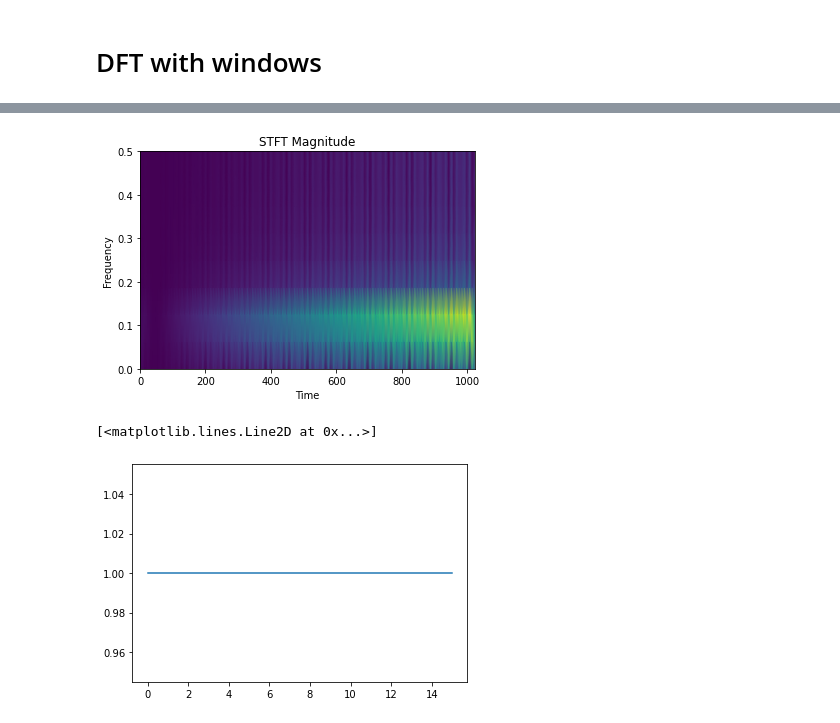
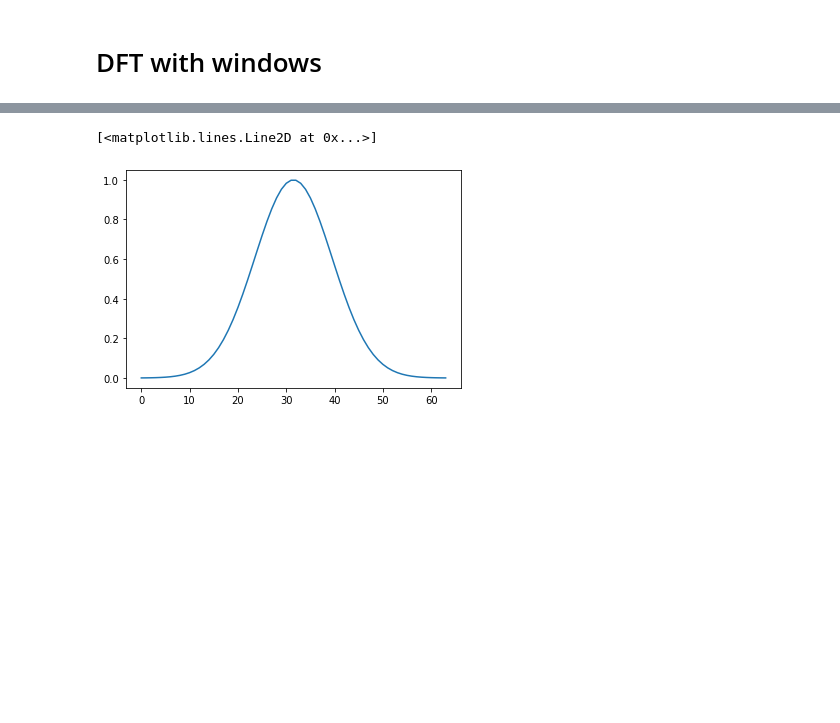
Before and after one commit to 8const/signal_processing, a Jupyter notebook: signal_processing.ipynb, the cells around one changed output, grey strips where cells are left out. Cells and saved outputs as stored; diff of their text form; code cells hidden in the pictures; blank space fills up the shorter version.

```diff
--- a/signal_processing.ipynb
+++ b/signal_processing.ipynb
@@ -179,15 +277,31 @@ stft(x, fs=1.0, window='hann', nperseg=256, noverlap=None, nfft=None, detrend=Fa
+# %%
+wdth = 64
+plt.plot(signal.general_gaussian(wdth, p=1, sig=wdth/8))
+# %% [output]
+[<matplotlib.lines.Line2D at 0x...>]
+[figure, added]
 # %%
-x = np.linspace(0, 10, 1024)
-y = s(x, 0.1, 1, 1)
-f, t, Zxx = signal.stft(y, nperseg=16, window=signal.get_window('boxcar', 16))
-plt.pcolormesh(t, f, np.abs(Zxx), vmin=0, shading='gouraud')
-plt.title('STFT Magnitude')
-plt.ylabel('Frequency')
-plt.xlabel('Time')
-plt.show()
+def transform_boxcar_s(wdth):
+    wndw = signal.get_window('boxcar', wdth)
+    x = np.linspace(0, 100, 1024)
+    y = np.sin(x)
+    y[500:] += np.sin(10*x[500: ])
+    f, t, Zxx = signal.stft(y, nperseg=wdth, window=wndw)
+    fig, ax = plt.subplots()
+    cmap = ax.pcolormesh(t, f, np.abs(Zxx), vmin=0, shading='gouraud')
+    fig.colorbar(cmap)
+    plt.title('STFT Argument')
+    plt.ylabel('Frequency')
+    plt.xlabel('Time [points/1024]')
 
-plt.plot(signal.get_window('boxcar', 16))
+    plt.show(fig)
+
+    plt.ylabel('Frequency')
+    plt.xlabel('Time [points/1024]')
+
+    plt.plot(wndw)
+    plt.title('Window Function')
+    plt.ylabel('f(x)')
+    plt.xlabel('x')
+    plt.xlim(0, wdth)
+    plt.show()
-# %% [output]
-[figure, removed]
-[<matplotlib.lines.Line2D at 0x...>]
-[figure, removed]
```
Also changed, not shown: parts of 36 cells of this notebook.
